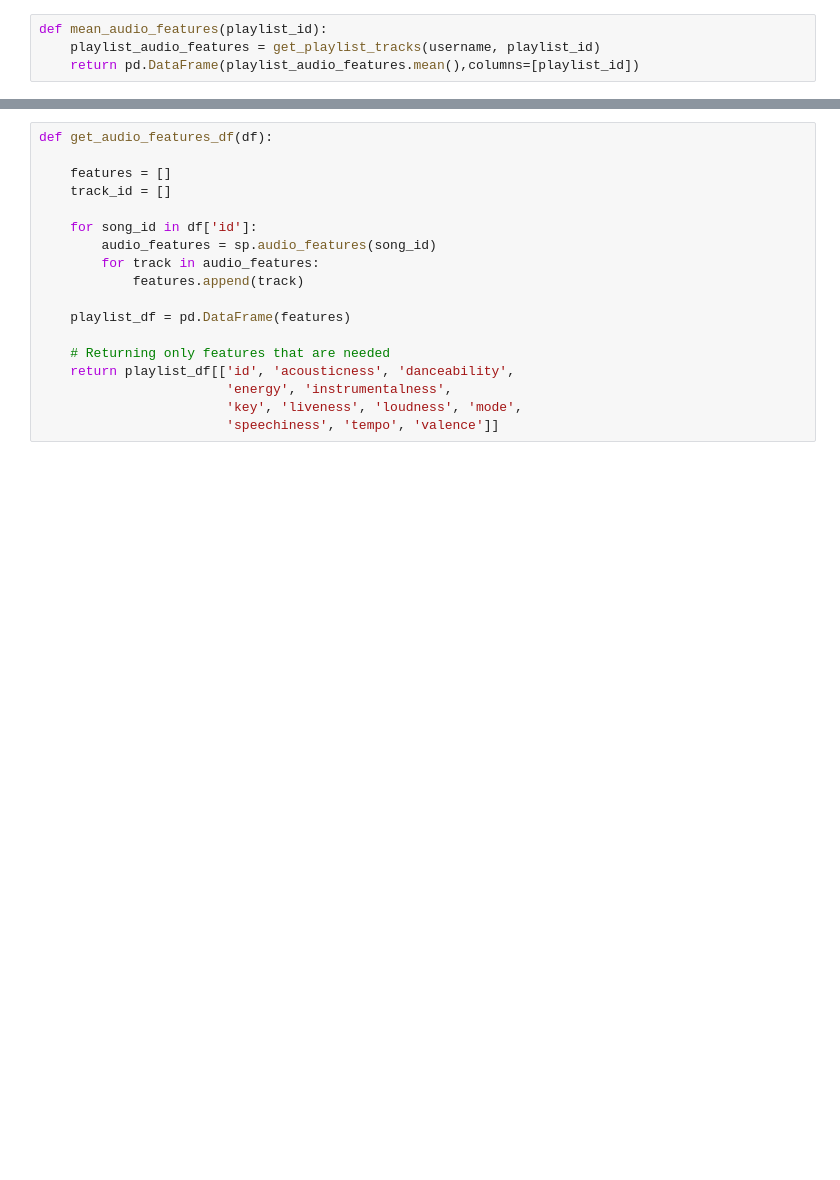
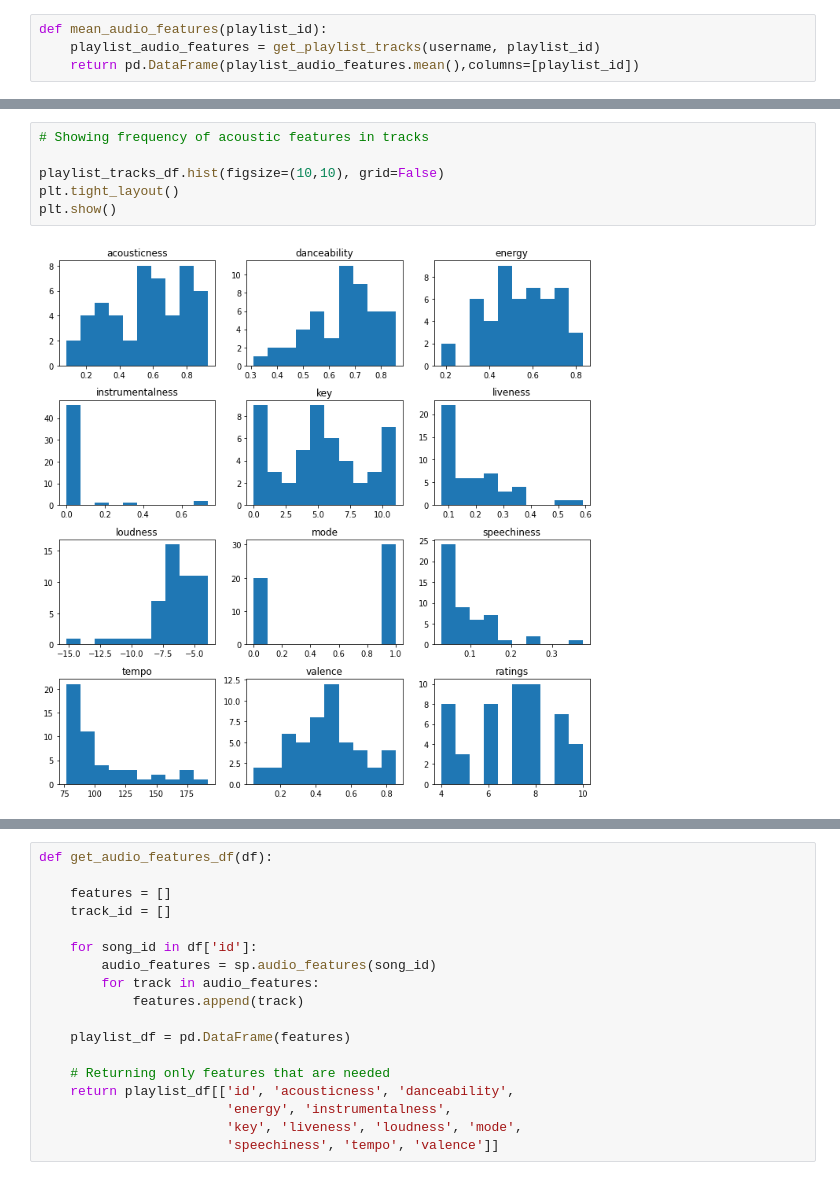
Before and after one commit to kevinkfkan/SpotifyPlaylistGenerator, a Jupyter notebook: SpotifyPlaylistGenerator.ipynb, the cells around one changed output, grey strips where cells are left out. Saved outputs shown, nothing was run; the diff lists cells and outputs as text; blank space fills up the shorter version.

```diff
--- a/SpotifyPlaylistGenerator.ipynb
+++ b/SpotifyPlaylistGenerator.ipynb
@@ -242,0 +201,8 @@ playlist_tracks_df
+# %%
+# Showing frequency of acoustic features in tracks
+
+playlist_tracks_df.hist(figsize=(10,10), grid=False)
+plt.tight_layout()
+plt.show()
+# %% [output]
+[figure, added]
```
Also changed, not shown: parts of 50 cells of this notebook, 1 other file.
